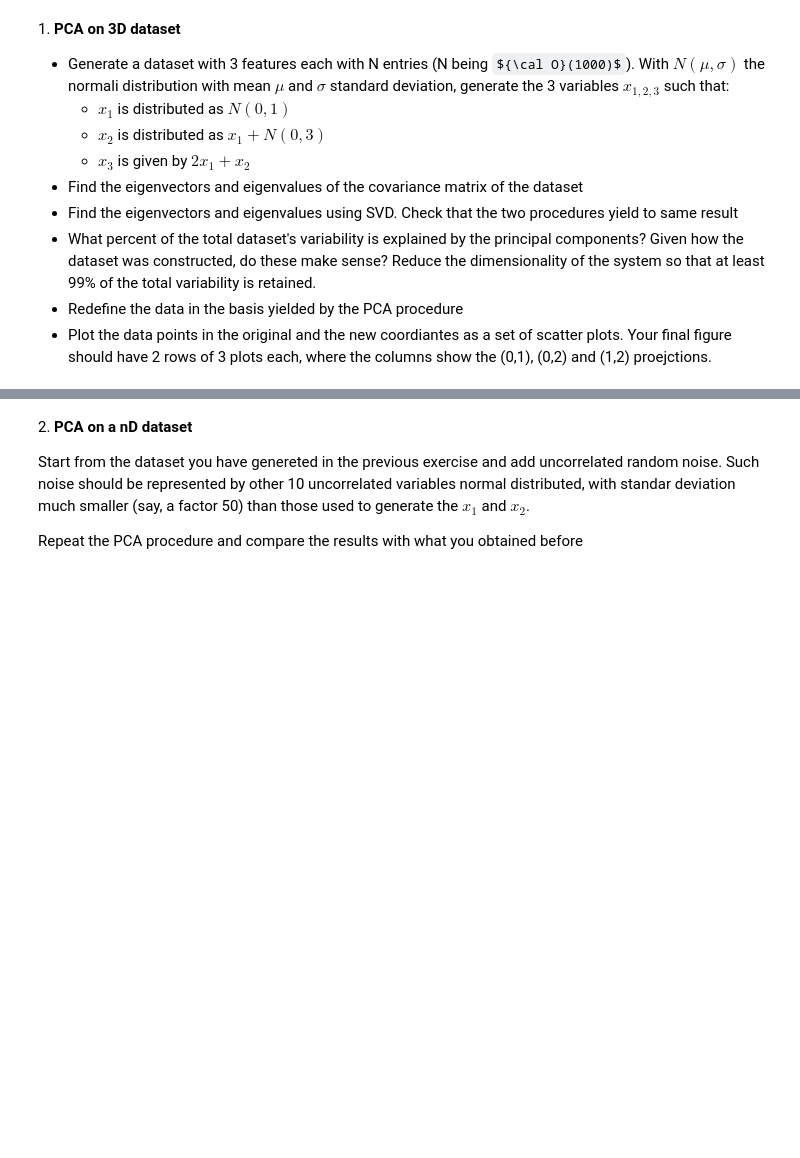
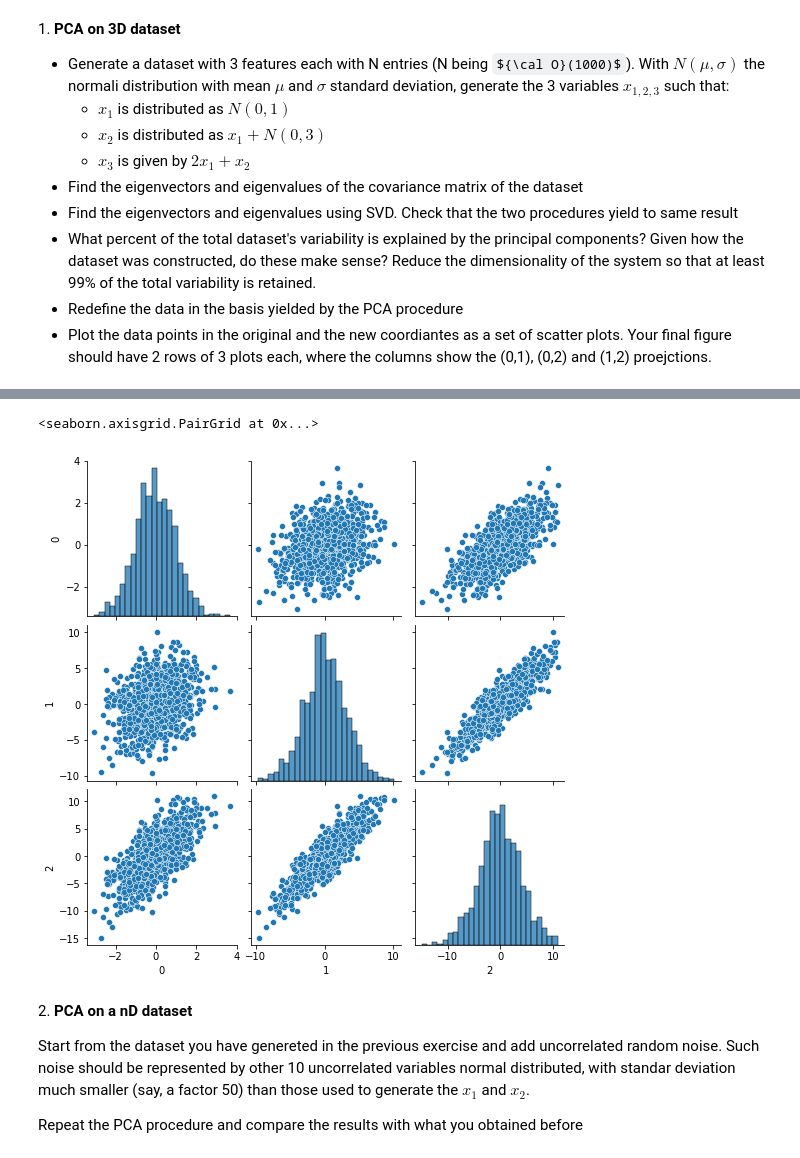
Before and after one commit to GiacomoDiPrima/LaboratoryOfComputationalPhysics_Y5, a Jupyter notebook: 08ex_LinearAlgebra.ipynb, the cells around one changed output, grey strips where cells are left out. Saved outputs shown, nothing was run; the diff lists cells and outputs as text; code cells hidden in the pictures; some formulas as TeX source; blank space fills up the shorter version.

```diff
--- a/08ex_LinearAlgebra.ipynb
+++ b/08ex_LinearAlgebra.ipynb
@@ -90,3 +97,8 @@ print(V_svd)
+# %%
+sns.pairplot(pd.DataFrame(X))
+# %% [output]
+<seaborn.axisgrid.PairGrid at 0x...>
+[figure, added]
 # %% [markdown]
 2\. **PCA on a nD dataset**
 
```
Also changed, not shown: parts of 21 cells of this notebook.
